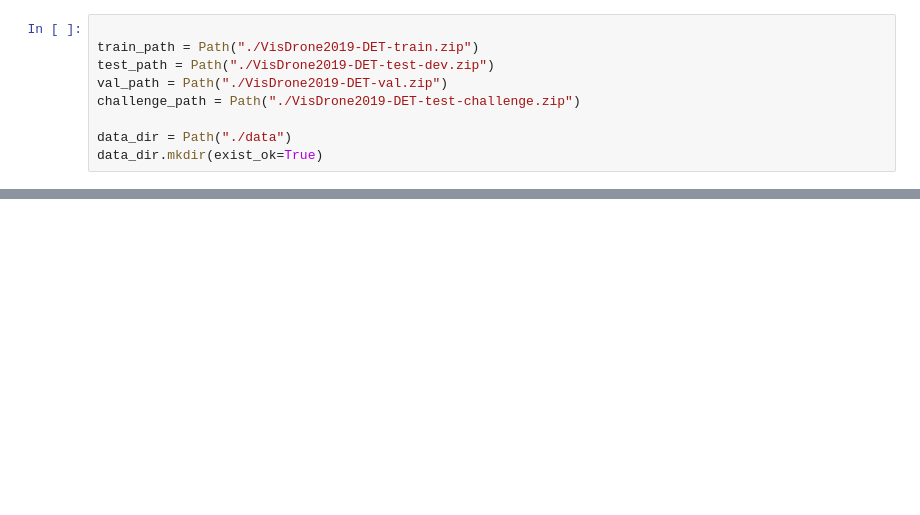
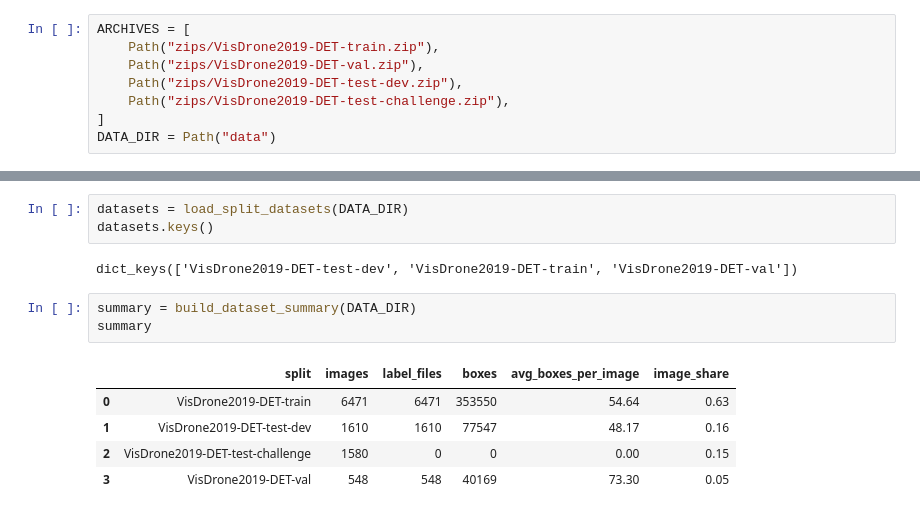
Before and after one commit to DavidIlnytskyi/Edge-Vehicle-Detection-and-Tracking, a Jupyter notebook: data_loading.ipynb, the cells around one changed output, grey strips where cells are left out. Saved outputs shown, nothing was run; the diff lists cells and outputs as text; blank space fills up the shorter version.

```diff
--- a/data_loading.ipynb
+++ b/data_loading.ipynb
@@ -24,9 +16,8 @@ logger.info("First log in my life")
 # %%
-
-train_path = Path("./VisDrone2019-DET-train.zip")
-test_path = Path("./VisDrone2019-DET-test-dev.zip")
-val_path = Path("./VisDrone2019-DET-val.zip")
-challenge_path = Path("./VisDrone2019-DET-test-challenge.zip")
-
-data_dir = Path("./data")
-data_dir.mkdir(exist_ok=True)
+ARCHIVES = [
+    Path("zips/VisDrone2019-DET-train.zip"),
+    Path("zips/VisDrone2019-DET-val.zip"),
+    Path("zips/VisDrone2019-DET-test-dev.zip"),
+    Path("zips/VisDrone2019-DET-test-challenge.zip"),
+]
+DATA_DIR = Path("data")
@@ -86,0 +31,14 @@ for data_set in list(data_dir.iterdir()):
+# %%
+datasets = load_split_datasets(DATA_DIR)
+datasets.keys()
+# %% [output]
+dict_keys(['VisDrone2019-DET-test-dev', 'VisDrone2019-DET-train', 'VisDrone2019-DET-val'])
+# %%
+summary = build_dataset_summary(DATA_DIR)
+summary
+# %% [output]
+|  | split | images | label_files | boxes | avg_boxes_per_image | image_share |
+| 0 | VisDrone2019-DET-train | 6471 | 6471 | 353550 | 54.64 | 0.63 |
+| 1 | VisDrone2019-DET-test-dev | 1610 | 1610 | 77547 | 48.17 | 0.16 |
+| 2 | VisDrone2019-DET-test-challenge | 1580 | 0 | 0 | 0.00 | 0.15 |
+| 3 | VisDrone2019-DET-val | 548 | 548 | 40169 | 73.30 | 0.05 |
```
Also changed, not shown: parts of 13 cells of this notebook, 13 other files.
